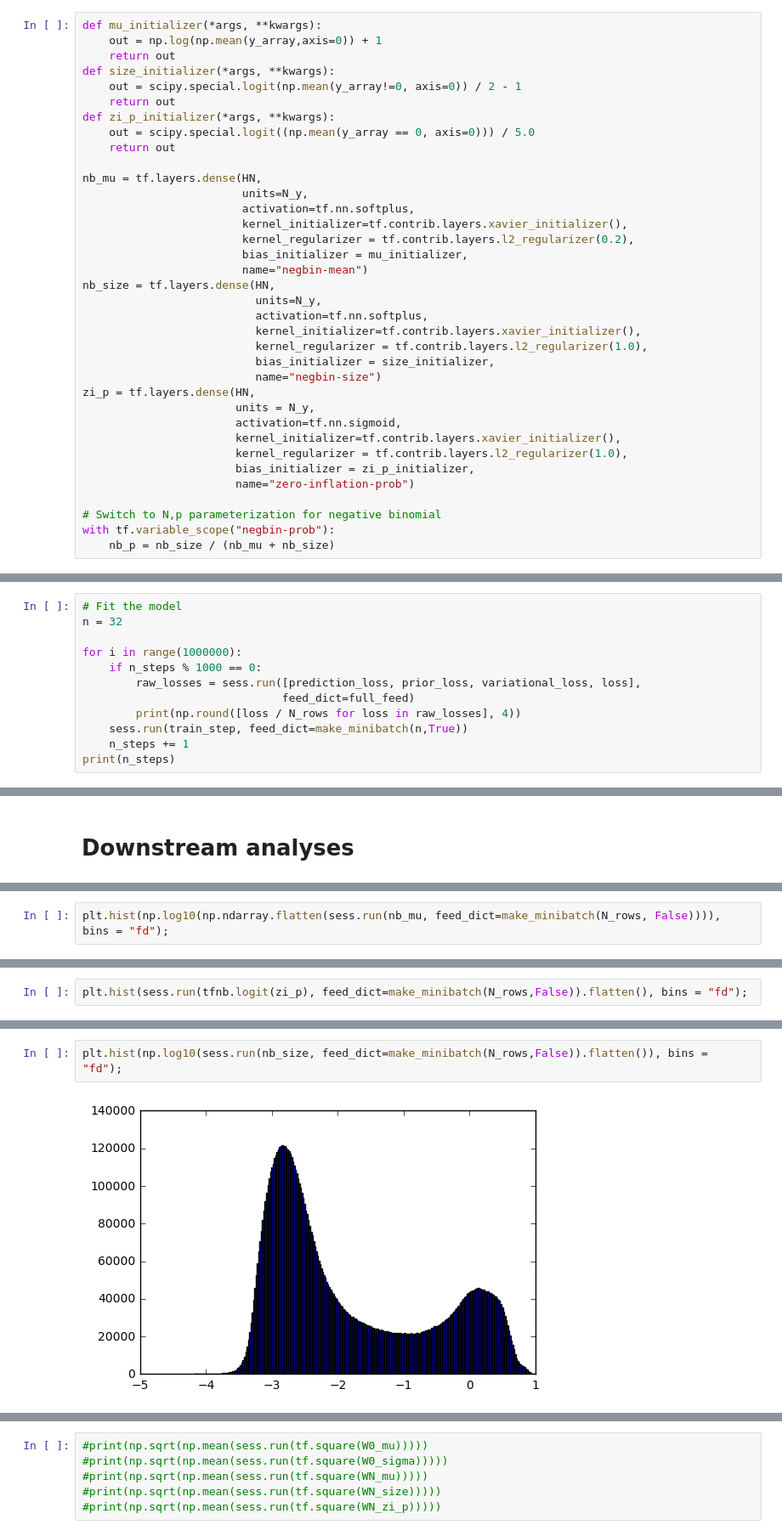
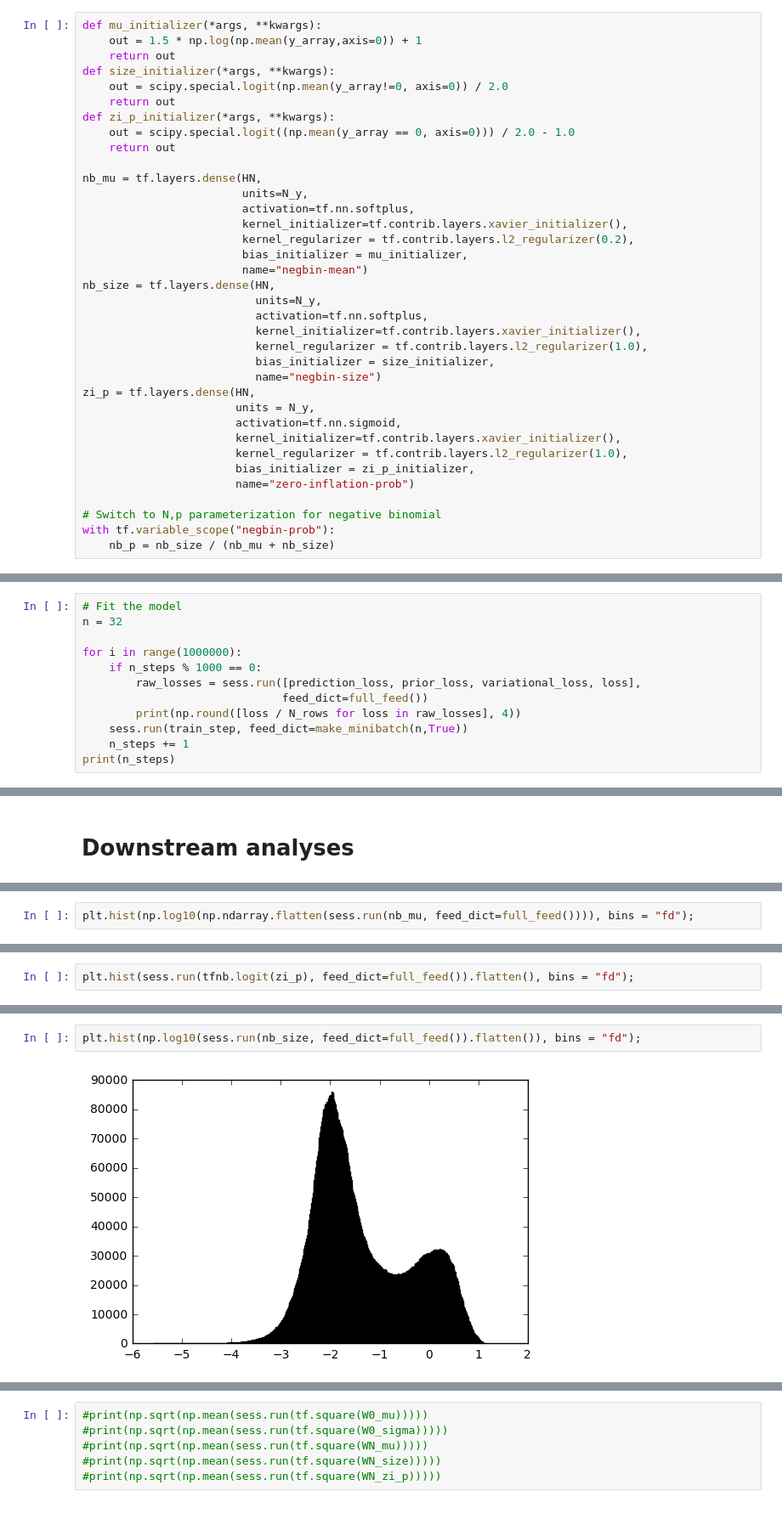
Before and after one commit to weecology/abundance, a Jupyter notebook: fitting.ipynb, the cells around one changed output, grey strips where cells are left out. Shown at 85% size. Saved outputs shown, nothing was run; the diff lists cells and outputs as text.

```diff
--- a/fitting.ipynb
+++ b/fitting.ipynb
@@ -86,13 +86,13 @@ HN = H2_normalized
 # Output layer
 # %%
 def mu_initializer(*args, **kwargs):
-    out = np.log(np.mean(y_array,axis=0)) + 1
+    out = 1.5 * np.log(np.mean(y_array,axis=0)) + 1
     return out
 def size_initializer(*args, **kwargs):
-    out = scipy.special.logit(np.mean(y_array!=0, axis=0)) / 2 - 1
+    out = scipy.special.logit(np.mean(y_array!=0, axis=0)) / 2.0
     return out
 def zi_p_initializer(*args, **kwargs):
-    out = scipy.special.logit((np.mean(y_array == 0, axis=0))) / 5.0
+    out = scipy.special.logit((np.mean(y_array == 0, axis=0))) / 2.0 - 1.0
     return out
 
 nb_mu = tf.layers.dense(HN,
@@ -185,7 +210,7 @@ n = 32
 for i in range(1000000):
     if n_steps % 1000 == 0:
         raw_losses = sess.run([prediction_loss, prior_loss, variational_loss, loss],
-                              feed_dict=full_feed)
+                              feed_dict=full_feed())
         print(np.round([loss / N_rows for loss in raw_losses], 4))
     sess.run(train_step, feed_dict=make_minibatch(n,True))
     n_steps += 1
@@ -216,3 +233,3 @@ np.var(mus)
 # %%
-plt.hist(np.log10(np.ndarray.flatten(sess.run(nb_mu, feed_dict=make_minibatch(N_rows, False)))), bins = "fd");
+plt.hist(np.log10(np.ndarray.flatten(sess.run(nb_mu, feed_dict=full_feed()))), bins = "fd");
 # %% [output]
@@ -220,3 +237,3 @@ plt.hist(np.log10(np.ndarray.flatten(sess.run(nb_mu, feed_dict=make_minibatch(N_
 # %%
-plt.hist(sess.run(tfnb.logit(zi_p), feed_dict=make_minibatch(N_rows,False)).flatten(), bins = "fd");
+plt.hist(sess.run(tfnb.logit(zi_p), feed_dict=full_feed()).flatten(), bins = "fd");
 # %% [output]
@@ -224,5 +241,5 @@ plt.hist(sess.run(tfnb.logit(zi_p), feed_dict=make_minibatch(N_rows,False)).flat
 # %%
-plt.hist(np.log10(sess.run(nb_size, feed_dict=make_minibatch(N_rows,False)).flatten()), bins = "fd");
+plt.hist(np.log10(sess.run(nb_size, feed_dict=full_feed()).flatten()), bins = "fd");
 # %% [output]
-[figure, old version]
+[figure, new version]
 # %%
```
Also changed, not shown: parts of 16 cells of this notebook, 1 other file.
